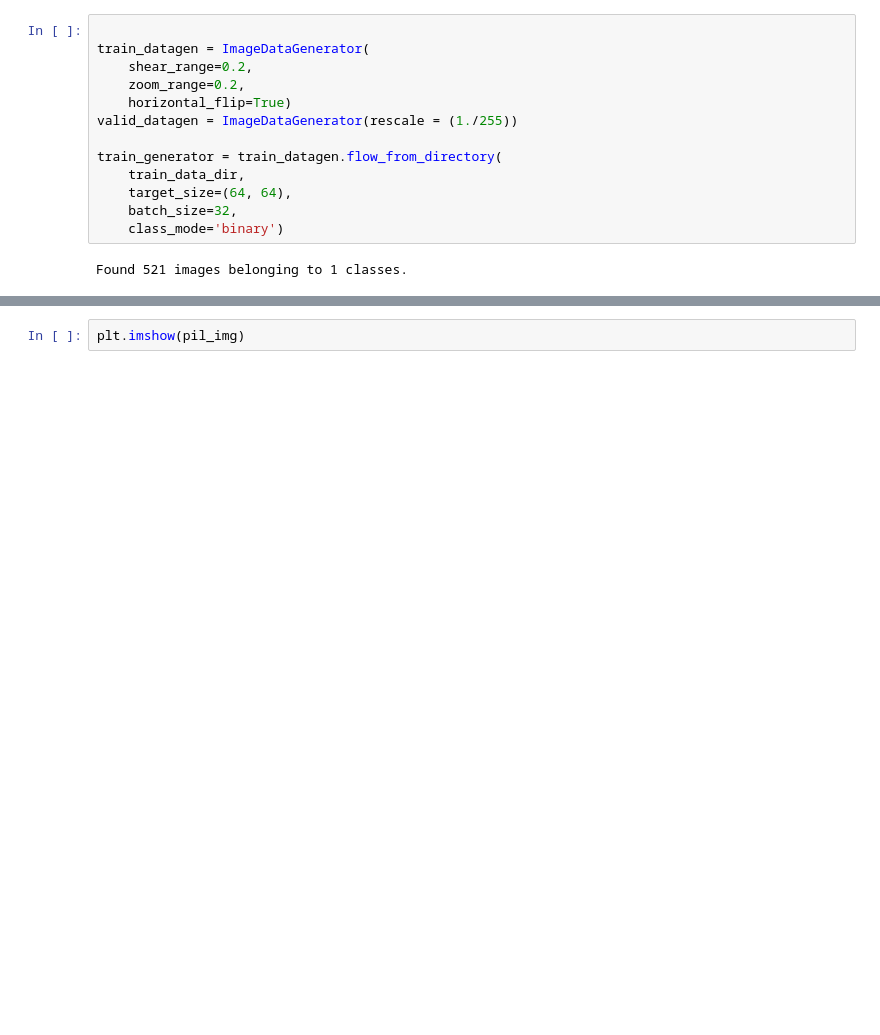
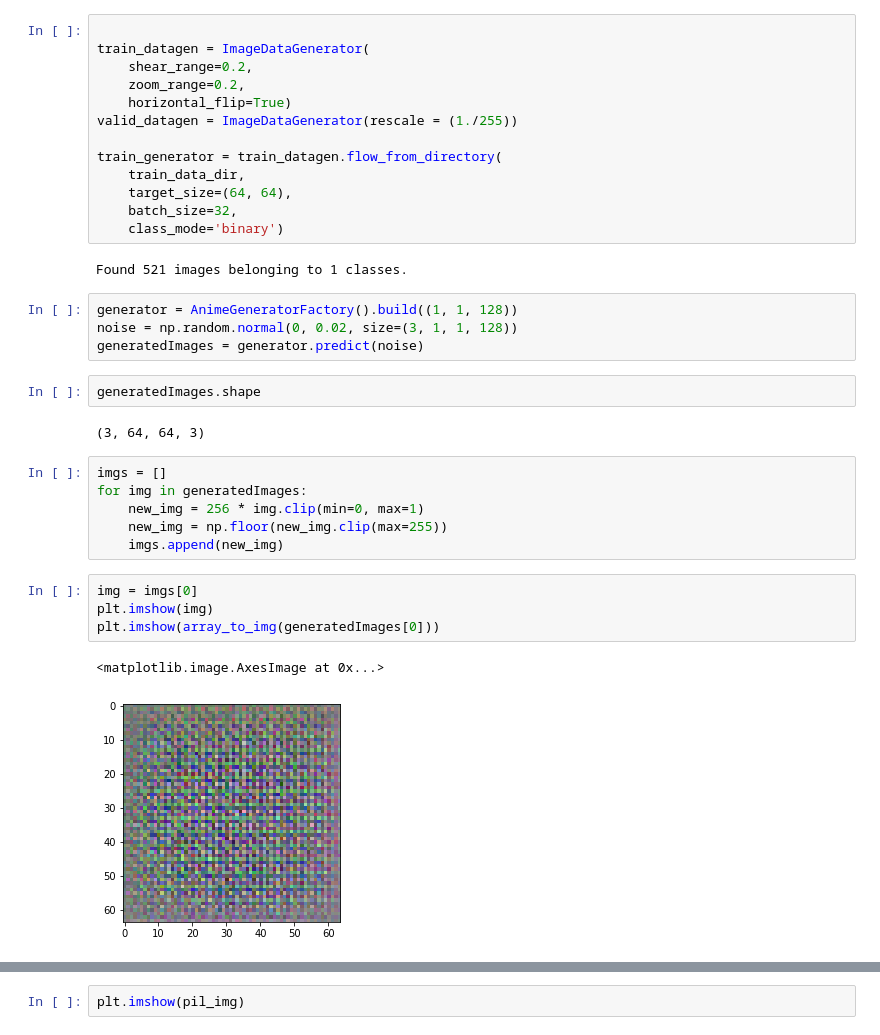
Before and after one commit to uhw/uhw, a Jupyter notebook: uhw.ipynb, the cells around one changed output, grey strips where cells are left out. Saved outputs shown, nothing was run; the diff lists cells and outputs as text; blank space fills up the shorter version.

```diff
--- a/uhw.ipynb
+++ b/uhw.ipynb
@@ -573,3 +576,24 @@ train_generator = train_datagen.flow_from_directory(
     class_mode='binary')
 # %% [output]
 Found 521 images belonging to 1 classes.
+# %%
+generator = AnimeGeneratorFactory().build((1, 1, 128))
+noise = np.random.normal(0, 0.02, size=(3, 1, 1, 128))
+generatedImages = generator.predict(noise)
+# %%
+generatedImages.shape
+# %% [output]
+(3, 64, 64, 3)
+# %%
+imgs = []
+for img in generatedImages:
+    new_img = 256 * img.clip(min=0, max=1)
+    new_img = np.floor(new_img.clip(max=255))
+    imgs.append(new_img)
+# %%
+img = imgs[0]
+plt.imshow(img)
+plt.imshow(array_to_img(generatedImages[0]))
+# %% [output]
+<matplotlib.image.AxesImage at 0x...>
+[figure, added]
```
Also changed, not shown: parts of 9 cells of this notebook, 1 other file.
